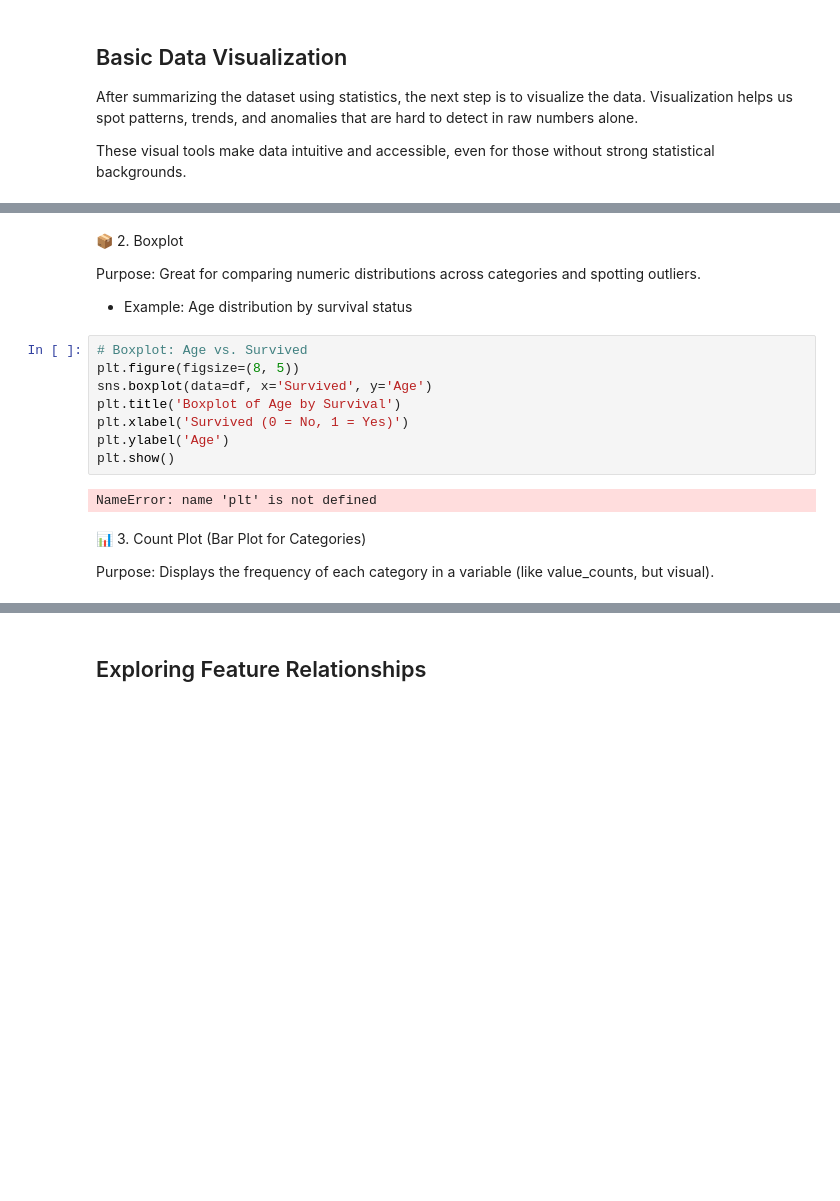
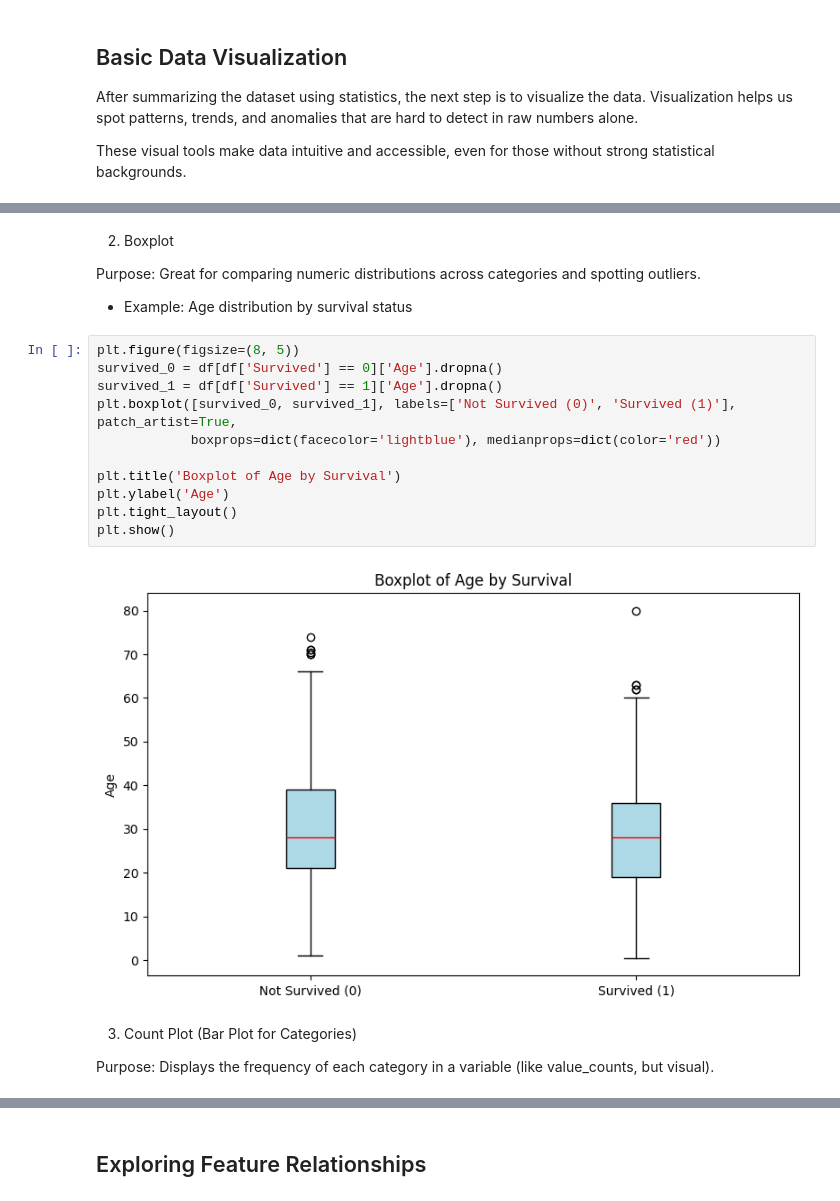
Before and after one commit to MAL-TO/Workshop-ML, a Jupyter notebook: lab-01.ipynb, the cells around one changed output, grey strips where cells are left out. Drawn from its saved outputs; the diff is of its cells as text; blank space fills up the shorter version.

```diff
--- a/lab-01.ipynb
+++ b/lab-01.ipynb
@@ -413,21 +507,24 @@ AttributeError: Rectangle.set() got an unexpected keyword argument 'kde'
 # %% [markdown]
-📦 2. Boxplot
+2. Boxplot
 
 Purpose: Great for comparing numeric distributions across categories and spotting outliers.
 
 - Example: Age distribution by survival status
 # %%
-# Boxplot: Age vs. Survived
 plt.figure(figsize=(8, 5))
-sns.boxplot(data=df, x='Survived', y='Age')
+survived_0 = df[df['Survived'] == 0]['Age'].dropna()
+survived_1 = df[df['Survived'] == 1]['Age'].dropna()
+plt.boxplot([survived_0, survived_1], labels=['Not Survived (0)', 'Survived (1)'], patch_artist=True,
+            boxprops=dict(facecolor='lightblue'), medianprops=dict(color='red'))
+
 plt.title('Boxplot of Age by Survival')
-plt.xlabel('Survived (0 = No, 1 = Yes)')
 plt.ylabel('Age')
+plt.tight_layout()
 plt.show()
 # %% [output]
-NameError: name 'plt' is not defined
+[figure, added]
 # %% [markdown]
-📊 3. Count Plot (Bar Plot for Categories)
+3. Count Plot (Bar Plot for Categories)
 
 Purpose: Displays the frequency of each category in a variable (like value_counts, but visual).
 # %%
```
Also changed, not shown: parts of 14 cells of this notebook.
